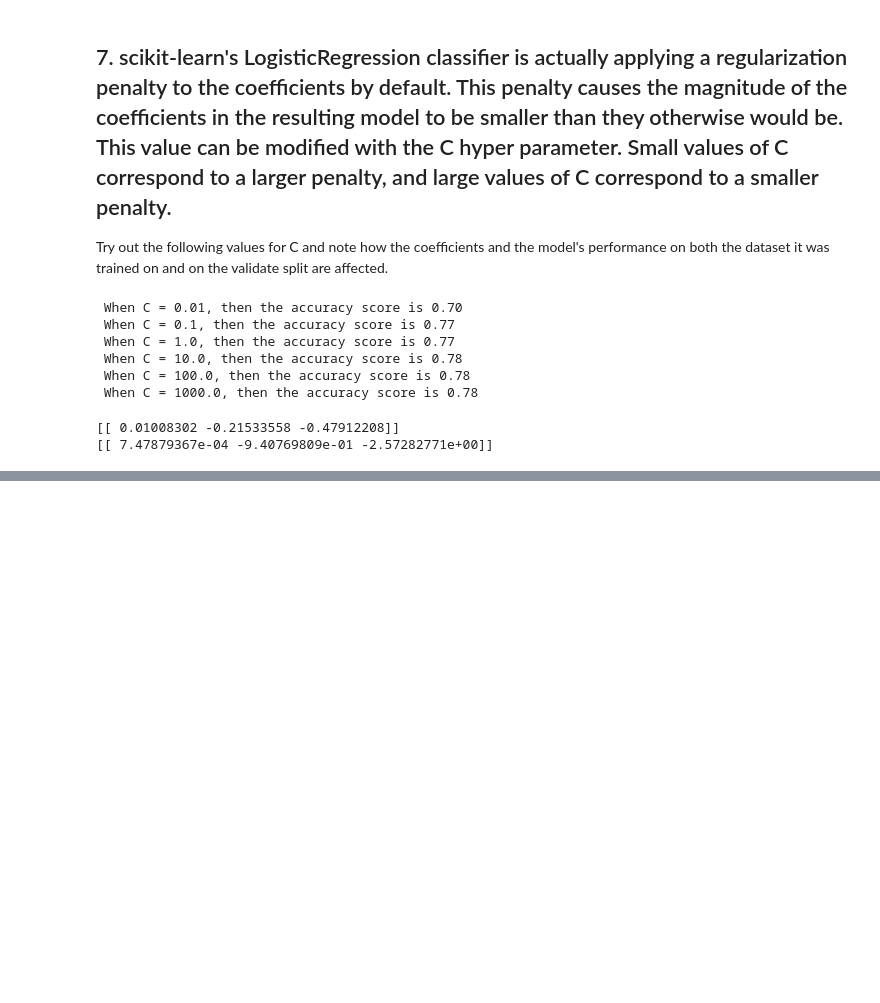
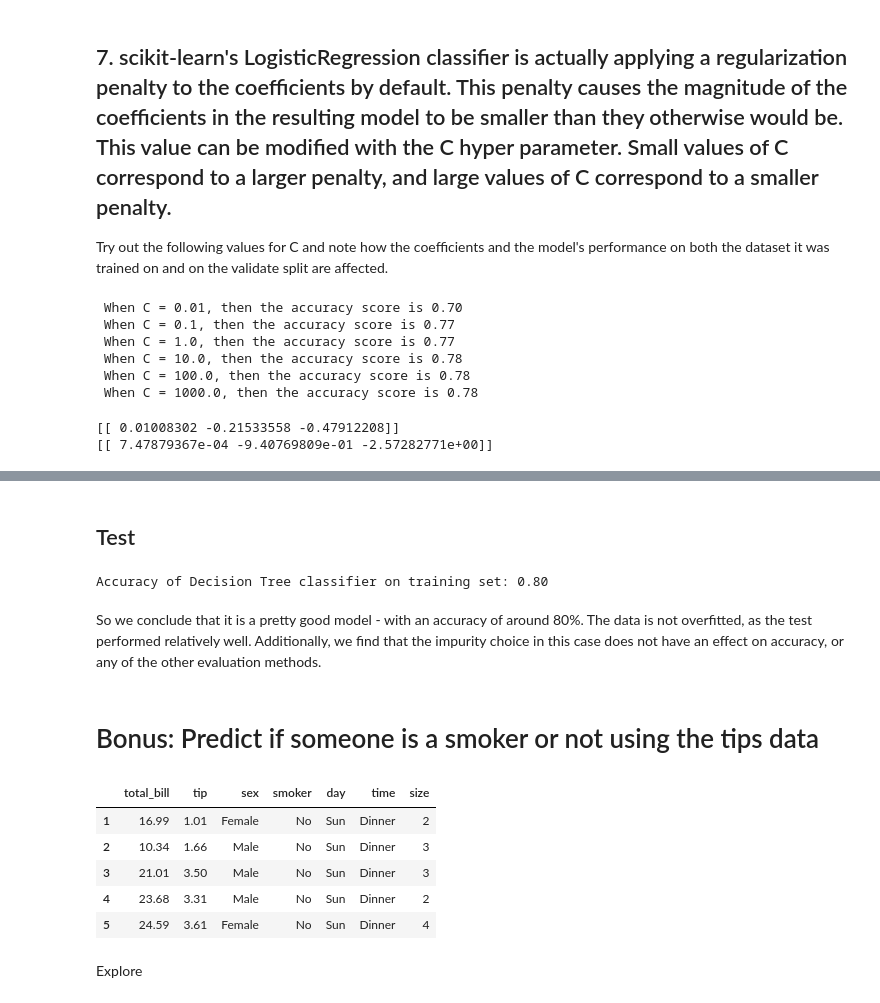
Before and after one commit to guedanie/ds-methodologies-exercises, a Jupyter notebook: classification/model.ipynb, the cells around one changed output, grey strips where cells are left out. Drawn from its saved outputs; the diff is of its cells as text; code cells hidden in the pictures; blank space fills up the shorter version.

```diff
--- a/classification/model.ipynb
+++ b/classification/model.ipynb
@@ -487,0 +680,9 @@ print(coefficients_2)
+# %% [markdown]
+## Test
+# %%
+print('Accuracy of Decision Tree classifier on training set: {:.2f}'
+     .format(clf_impurity.score(X_test, y_test)))
+# %% [output]
+Accuracy of Decision Tree classifier on training set: 0.80
+# %% [markdown]
+So we conclude that it is a pretty good model - with an accuracy of around 80%. The data is not overfitted, as the test performed relatively well. Additionally, we find that the impurity choice in this case does not have an effect on accuracy, or any of the other evaluation methods.
@@ -487,0 +698,2 @@ print(coefficients_2)
+# %% [markdown]
+# Bonus: Predict if someone is a smoker or not using the tips data
@@ -487,0 +704,9 @@ print(coefficients_2)
+# %%
+tips.head()
+# %% [output]
+|  | total_bill | tip | sex | smoker | day | time | size |
+| 1 | 16.99 | 1.01 | Female | No | Sun | Dinner | 2 |
+| 2 | 10.34 | 1.66 | Male | No | Sun | Dinner | 3 |
+| 3 | 21.01 | 3.50 | Male | No | Sun | Dinner | 3 |
+| 4 | 23.68 | 3.31 | Male | No | Sun | Dinner | 2 |
+| 5 | 24.59 | 3.61 | Female | No | Sun | Dinner | 4 |
@@ -487,0 +715,2 @@ print(coefficients_2)
+# %% [markdown]
+Explore
```
Also changed, not shown: parts of 52 cells of this notebook.
